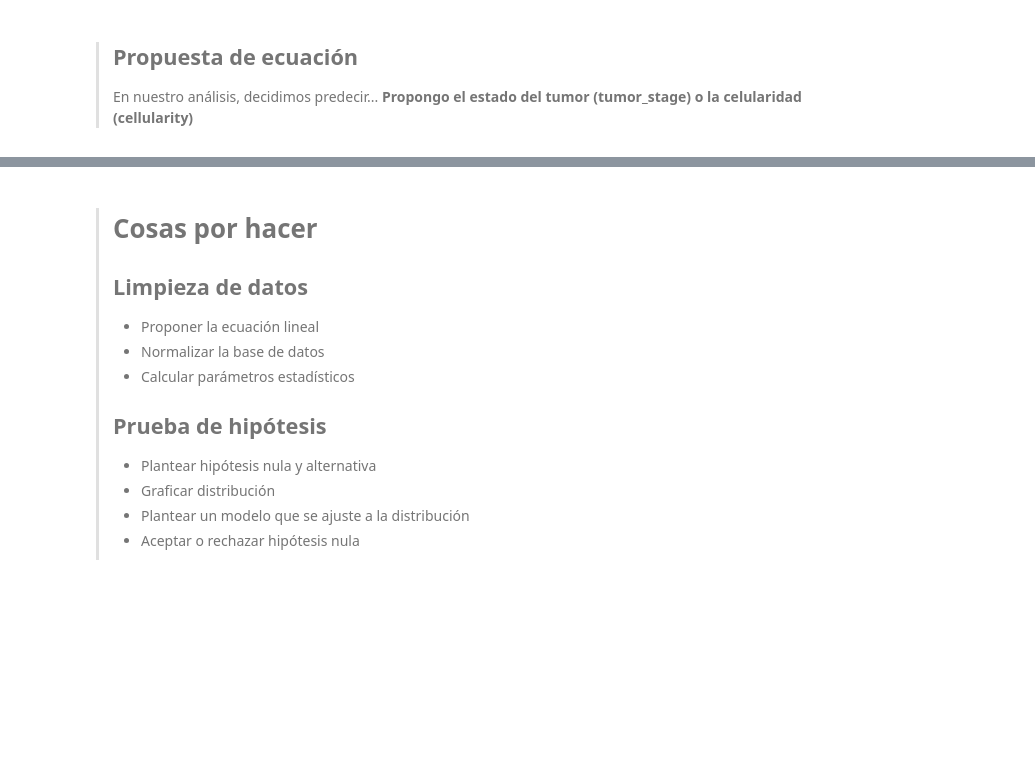
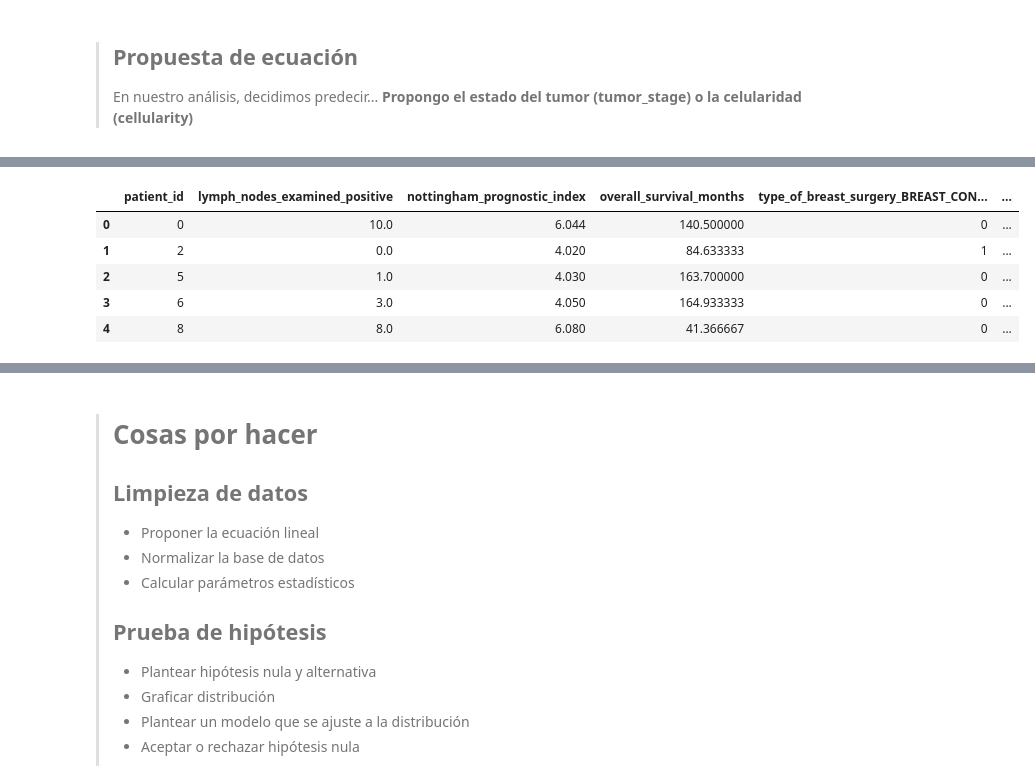
Before and after one commit to SebasM2000/DataBase_Sttcs, a Jupyter notebook: comp.ipynb, the cells around one changed output, grey strips where cells are left out. Saved outputs shown, nothing was run; the diff lists cells and outputs as text; code cells hidden in the pictures; blank space fills up the shorter version.

```diff
--- a/comp.ipynb
+++ b/comp.ipynb
@@ -229,0 +297,20 @@ sns.heatmap(analisis1.corr(), annot=True, cmap="RdYlGn")
+# %%
+#renombrando columnas
+
+analisis2 = analisis1.rename(columns={"type_of_breast_surgery_BREAST CONSERVING":"type_of_breast_surgery_BREAST_CONSERVING",
+                                   "cancer_type_detailed_Breast Invasive Ductal Carcinoma": "Breast_Invasive_Ductal_Carcinoma",
+                                   "cancer_type_detailed_Breast Invasive Lobular Carcinoma":"Breast_Invasive_Lobular_Carcinoma",
+                                  " cancer_type_detailed_Breast Invasive Mixed Mucinous Carcinoma":"Breast_Invasive_Mixed_Mucinous_Carcinoma",
+                                  "cancer_type_detailed_Breast Mixed Ductal and Lobular Carcinoma":"Breast_Mixed_Ductal_and_Lobular_Carcinoma",
+                                  "cancer_type_detailed_Metaplastic Breast Cancer":"Metaplastic_Breast_Cancer",
+                                  "death_from_cancer_Died of Disease":"death_from_cancer_Died_of_Disease",
+                                  "death_from_cancer_Died of Other Causes":"death_from_cancer_Died_of_Other_Causes"})
+
+analisis2.head()
+# %% [output]
+|  | patient_id | lymph_nodes_examined_positive | nottingham_prognostic_index | overall_survival_months | type_of_breast_surgery_BREAST_CON... | ... |
+| 0 | 0 | 10.0 | 6.044 | 140.500000 | 0 | ... |
+| 1 | 2 | 0.0 | 4.020 | 84.633333 | 1 | ... |
+| 2 | 5 | 1.0 | 4.030 | 163.700000 | 0 | ... |
+| 3 | 6 | 3.0 | 4.050 | 164.933333 | 0 | ... |
+| 4 | 8 | 8.0 | 6.080 | 41.366667 | 0 | ... |
```
Also changed, not shown: parts of 9 cells of this notebook.
